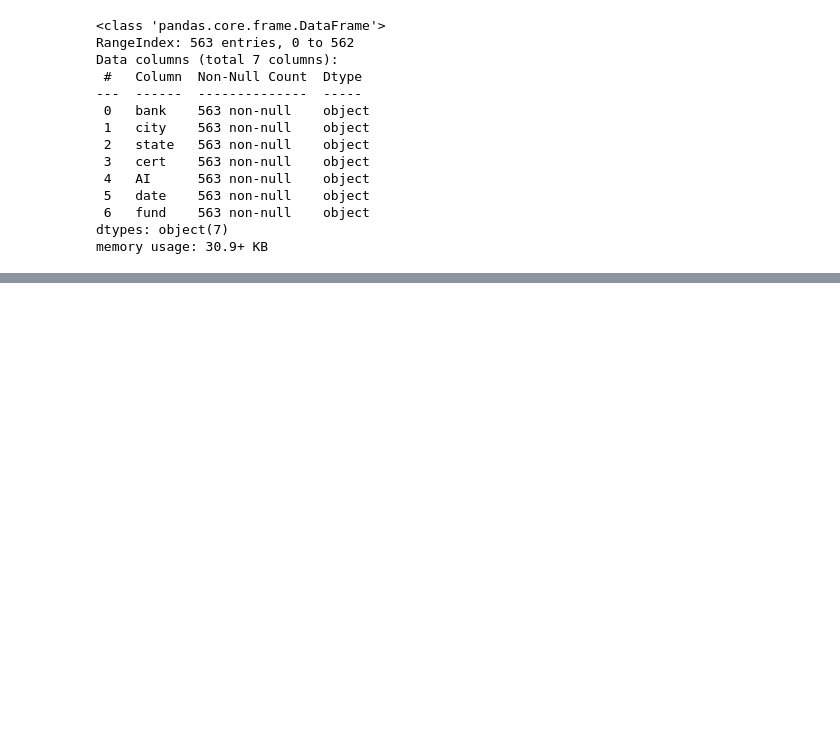
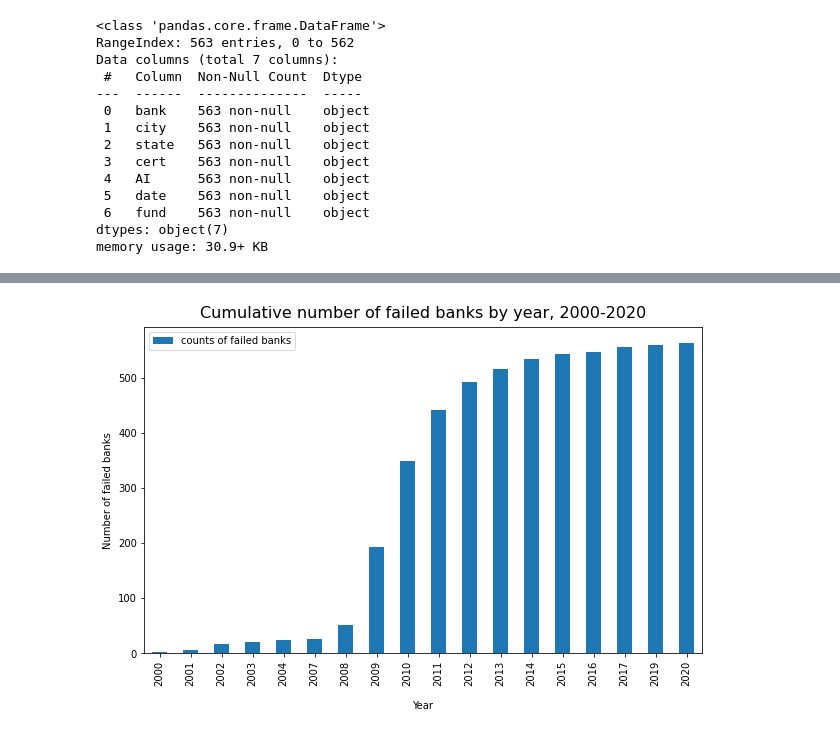
Before and after one commit to allaccountstaken/best_of_Python, a Jupyter notebook: M4/WebScraper.ipynb, the cells around one changed output, grey strips where cells are left out. Saved outputs shown, nothing was run; the diff lists cells and outputs as text; code cells hidden in the pictures; blank space fills up the shorter version.

```diff
--- a/M4/WebScraper.ipynb
+++ b/M4/WebScraper.ipynb
@@ -59,0 +107,13 @@ df['bank'].groupby(df.year).count().plot(kind='bar')
+# %%
+# Same as above, but now calculatate cumulative sum of annual counts of failed banks
+analysis_set.groupby(analysis_set['year'])['bank'].count().cumsum(axis=0).plot(
+    kind='bar', figsize=(10, 6), label="counts of failed banks")
+
+# Plot appearance management
+plt.title("Cumulative number of failed banks by year, 2000-2020", y=1.01, fontsize=16)
+plt.ylabel("Number of failed banks", labelpad=5)
+plt.xlabel("Year", labelpad=15)
+plt.legend()
+plt.show()
+# %% [output]
+[figure, added]
```
Also changed, not shown: parts of 14 cells of this notebook.
